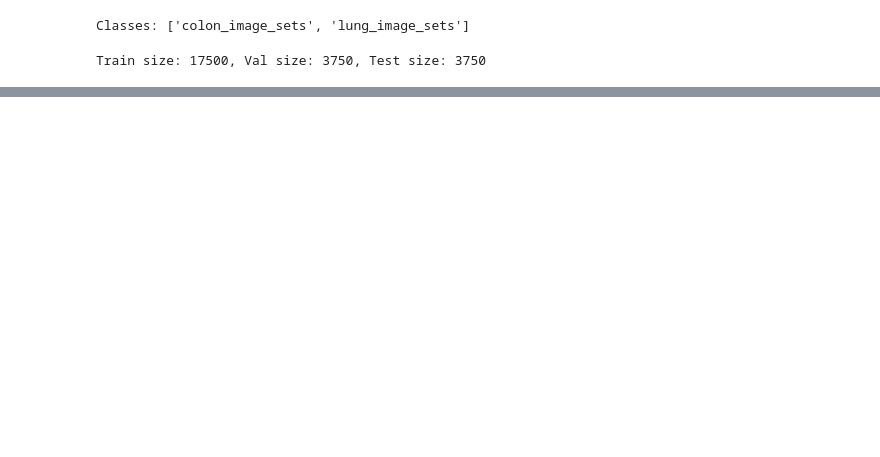
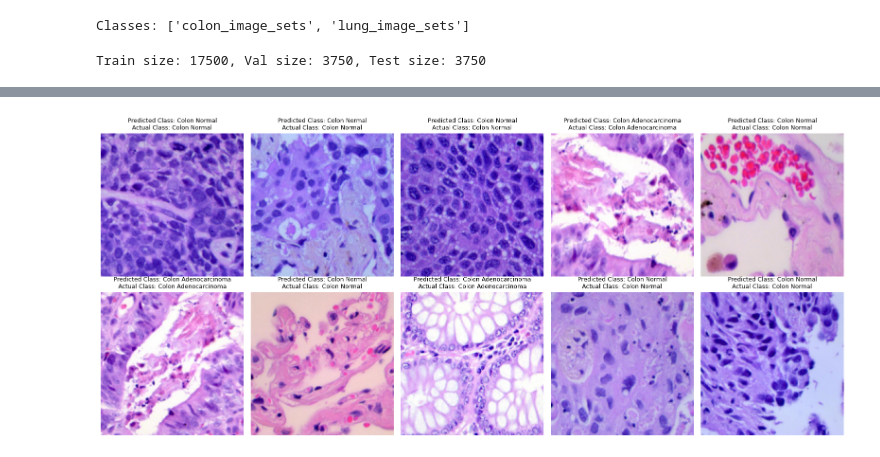
Before and after one commit to Jobaer-Islam/ML-Thesis-LC25000, a Jupyter notebook: lung-colon-v2.ipynb, the cells around one changed output, grey strips where cells are left out. Drawn from its saved outputs; the diff is of its cells as text; code cells hidden in the pictures; blank space fills up the shorter version.

Commit message:
Add grid visualization of model predictions vs actual labels for lung-colon histology images

```diff
--- a/lung-colon-v2.ipynb
+++ b/lung-colon-v2.ipynb
@@ -148,3 +148,49 @@ Training client 3 locally...
 Round 5 completed.
 Validation Accuracy: 1.0000
 Test Accuracy:       1.0000
+# %%
+import matplotlib.pyplot as plt
+import random
+
+# Define your readable class names (order must match the folders/classes in your dataset)
+class_names = [
+    "Colon Adenocarcinoma",    # 0
+    "Colon Normal",            # 1
+    "Lung Adenocarcinoma",     # 2
+    "Lung Normal",             # 3
+    "Lung Squamous Cell Carcinoma"  # 4
+]
+
+# Make sure the global model is in evaluation mode and on CPU for inference
+global_model.eval()
+global_model.to('cpu')
+
+# Randomly pick 10 unique indices from the test set
+indices = random.sample(range(len(test_dataset)), 10)
+
+# Create a 2x5 grid for 10 images
+fig, axes = plt.subplots(2, 5, figsize=(16, 7))
+
+for ax, idx in zip(axes.flat, indices):
+    image, label = test_dataset[idx]
+    input_tensor = image.unsqueeze(0)  # Add batch dimension
+
+    with torch.no_grad():
+        output = global_model(input_tensor)
+        _, pred = torch.max(output, 1)
+        predicted_label = pred.item()
+
+    # Unnormalize and show image
+    img = image.permute(1, 2, 0).numpy()
+    # img = np.clip(img, 0, 1)  # Only needed if you did normalization (not done here)
+    ax.imshow(img)
+    ax.axis('off')
+    ax.set_title(
+        f"Predicted Class: {class_names[predicted_label]}\nActual Class: {class_names[label]}",
+        fontsize=9
+    )
+
+plt.tight_layout()
+plt.show()
+# %% [output]
+[figure, added]
```
Also changed, not shown: parts of 2 cells of this notebook.
